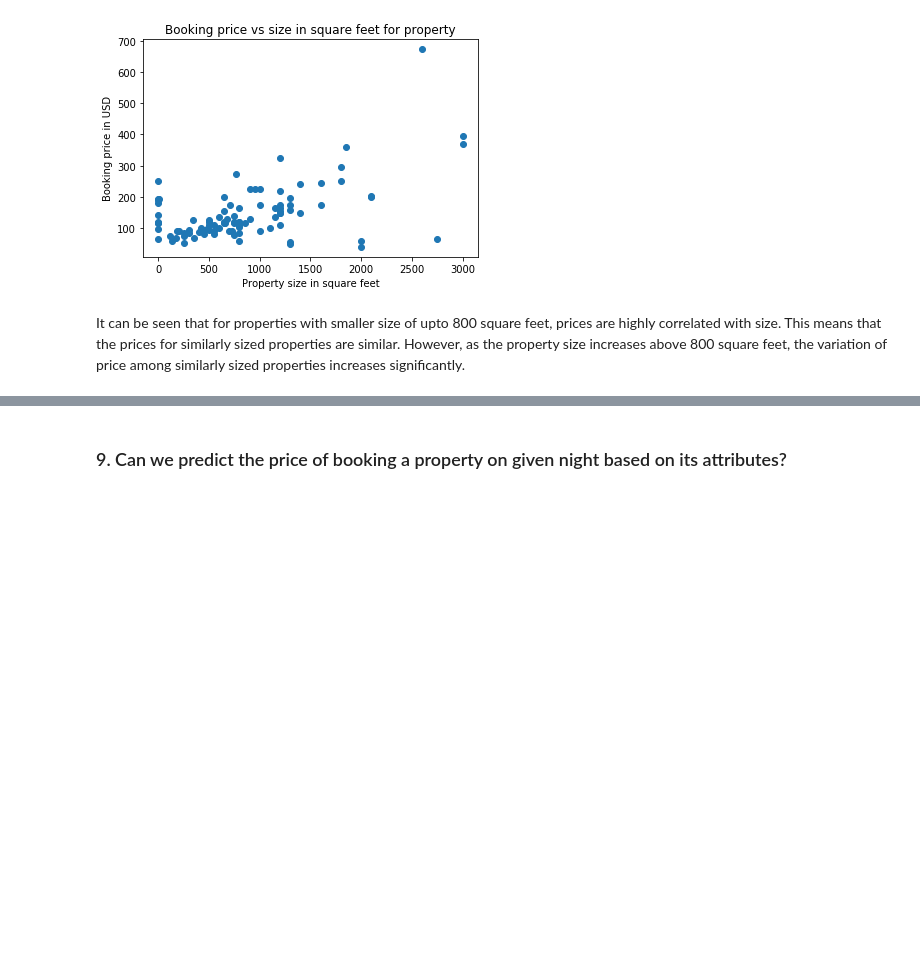
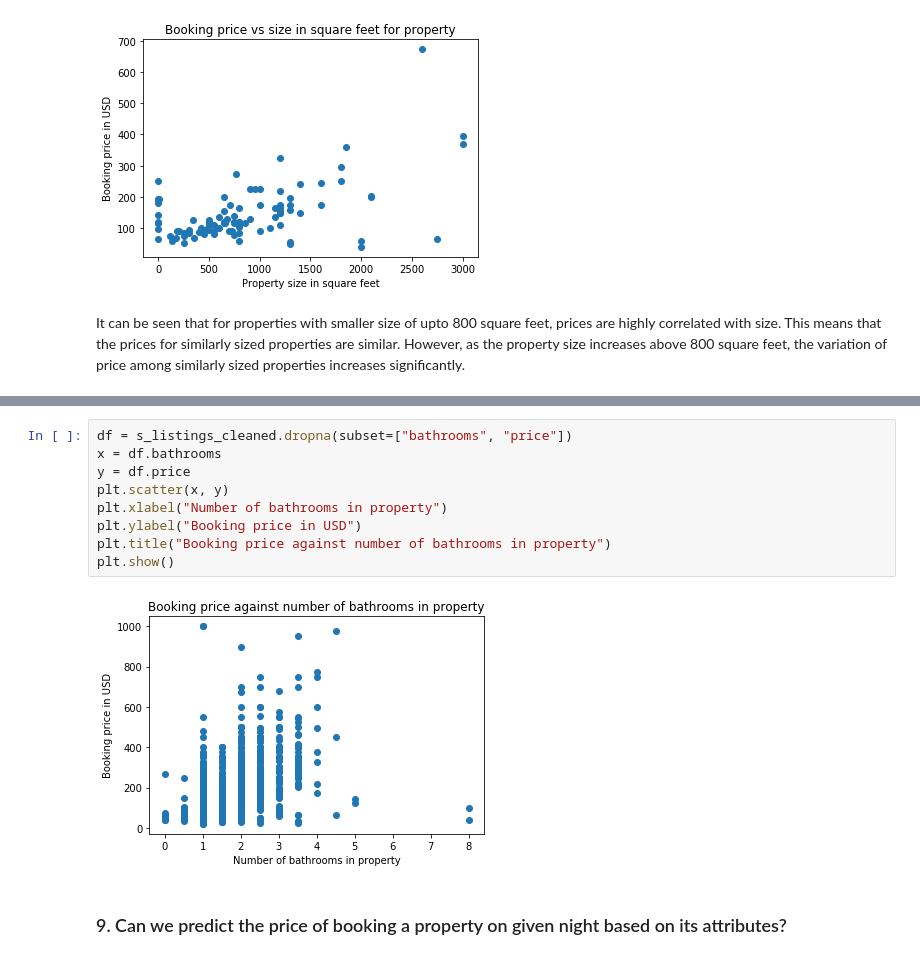
Before and after one commit to patelatharva/Analysis_of_Airbnb_property_listings_dataset, a Jupyter notebook: analysis.ipynb, the cells around one changed output, grey strips where cells are left out. Drawn from its saved outputs; the diff is of its cells as text; blank space fills up the shorter version.

```diff
--- a/analysis.ipynb
+++ b/analysis.ipynb
@@ -519,3 +532,14 @@ It can be seen that for properties with smaller size of upto 800 square feet, pr
+# %%
+df = s_listings_cleaned.dropna(subset=["bathrooms", "price"])
+x = df.bathrooms
+y = df.price
+plt.scatter(x, y)
+plt.xlabel("Number of bathrooms in property")
+plt.ylabel("Booking price in USD")
+plt.title("Booking price against number of bathrooms in property")
+plt.show()
+# %% [output]
+[figure, added]
 # %% [markdown]
 ### 9. Can we predict the price of booking a property on given night based on its attributes?
 # %% [markdown]
```
Also changed, not shown: parts of 4 cells of this notebook, 2 other files.
